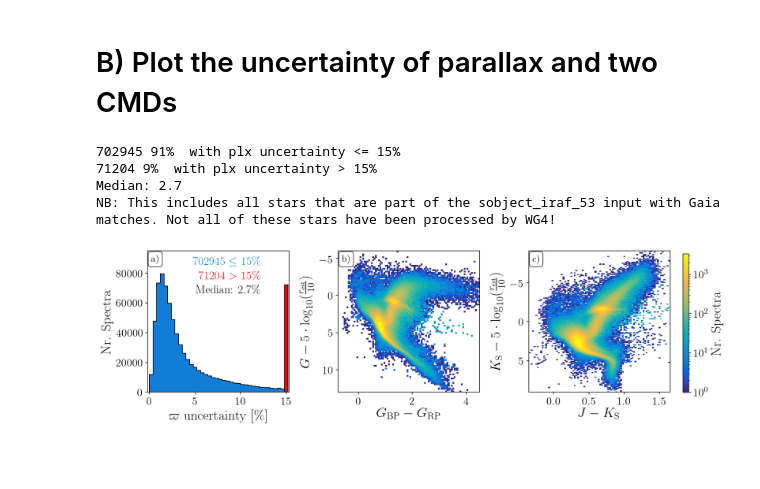
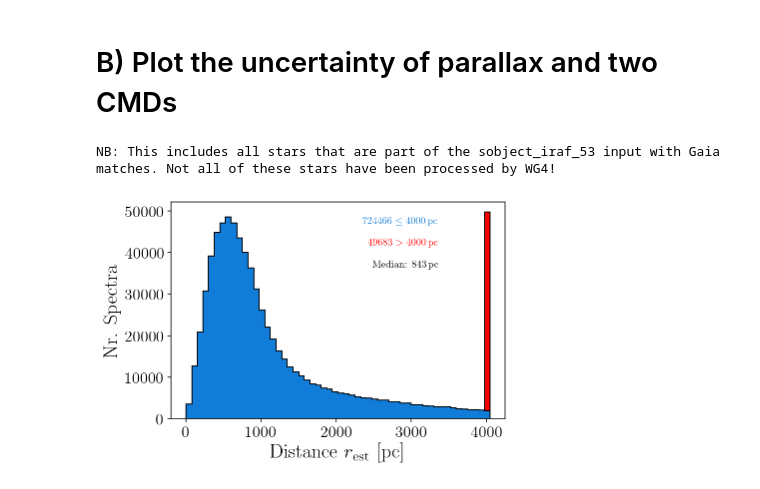
Before and after one commit to svenbuder/GALAH_DR3, a Jupyter notebook: input/galah_dr3_input.ipynb, the cells around one changed output. Drawn from its saved outputs; the diff is of its cells as text; code cells hidden in the pictures; blank space fills up the shorter version.

Commit message:
distances and lb overview

```diff
--- a/input/galah_dr3_input.ipynb
+++ b/input/galah_dr3_input.ipynb
@@ -211,7 +219,7 @@ finite_parallax = (
 
 # Only a small portion of the parallaxes are bad. We are thus stacking those with uncertainties above 15\% at the end
 plx_uncertainty = np.array(100.*np.abs(data['parallax_error'][finite_parallax]/data['parallax'][finite_parallax]))
-plx_uncertainty.clip(max=15, out=stack_at_end);
+stack_at_end = plx_uncertainty.clip(max=15);
 # %%
 def plot_parallax_quality_and_cmds():
     """
@@ -284,16 +292,49 @@ print(str(len(stack_at_end[stack_at_end<15])),"{:.0f}".format(100*len(stack_at_e
 print(str(len(stack_at_end[stack_at_end==15])),"{:.0f}".format(100*len(stack_at_end[stack_at_end==15])/len(stack_at_end))+'%',' with plx uncertainty > 15%')
 print('Median: '+"{:.1f}".format(np.median(plx_uncertainty)))
 
-
 print('NB: This includes all stars that are part of the sobject_iraf_53 input with Gaia matches. Not all of these stars have been processed by WG4!')
 
 fig = plot_parallax_quality_and_cmds()
 fig.savefig('figures/plot_parallax_quality_and_cmds.pdf',dpi=200,bbox_inches='tight')
 fig.savefig('../release_paper/figures/plot_parallax_quality_and_cmds.pdf',dpi=200,bbox_inches='tight')
 fig.savefig('../release_paper/figures/plot_parallax_quality_and_cmds.png',dpi=200,bbox_inches='tight')
-# %% [output]
-702945 91%  with plx uncertainty <= 15%
-71204 9%  with plx uncertainty > 15%
-Median: 2.7
-NB: This includes all stars that are part of the sobject_iraf_53 input with Gaia matches. Not all of these stars have been processed by WG4!
-[figure, removed]
+# %%
+def plot_distances():
+    """
+    We plot the distribution of distances
+    """
+
+    fig, (ax1) = plt.subplots()
+
+    dist = data['r_est']
+    dist_stacked = dist.clip(max = 4000)
+    dist_stacked[dist_stacked<4000] = -1
+    dist_stacked[dist_stacked==4000] = 4001
+
+    # Distance
+    ax1.hist(
+        dist_stacked,rasterized=True,
+        bins=np.arange(0,4100,75),color='r',histtype='stepfilled',ec='k',zorder=2
+        )
+    ax1.hist(
+        dist,rasterized=True,
+        bins=np.arange(0,4100,75),color=willi_blau,histtype='stepfilled',ec='k',zorder=2
+        )
+    #ax1.set_xlim(-0.2,15.3)
+    ax1.set_ylabel('Nr. Spectra')
+    ax1.set_xlabel(r'Distance $r_\text{est}$ [pc]')
+    ax1.text(0.8,0.9,str(len(dist[dist<4000]))+' $\leq 4000\,\mathrm{pc}$',c=willi_blau,transform=ax1.transAxes,ha='right')
+    ax1.text(0.8,0.8,str(len(dist_stacked[dist_stacked==4000+1]))+' $> 4000\,\mathrm{pc}$',c='r',transform=ax1.transAxes,ha='right')
+    ax1.text(0.8,0.7,r'Median: $'+"{:.0f}".format(np.nanmedian(dist))+r'\,\mathrm{pc}$',c='k',transform=ax1.transAxes,ha='right')
+
+    return fig
+
+print('NB: This includes all stars that are part of the sobject_iraf_53 input with Gaia matches. Not all of these stars have been processed by WG4!')
+
+fig = plot_distances()
+fig.savefig('figures/distance.pdf',dpi=200,bbox_inches='tight')
+fig.savefig('../release_paper/figures/distance.pdf',dpi=200,bbox_inches='tight')
+fig.savefig('../release_paper/figures/distance.png',dpi=200,bbox_inches='tight')
+# %% [output]
+NB: This includes all stars that are part of the sobject_iraf_53 input with Gaia matches. Not all of these stars have been processed by WG4!
+[figure, added]
```
Also changed, not shown: parts of 4 cells of this notebook, 6 other files.
